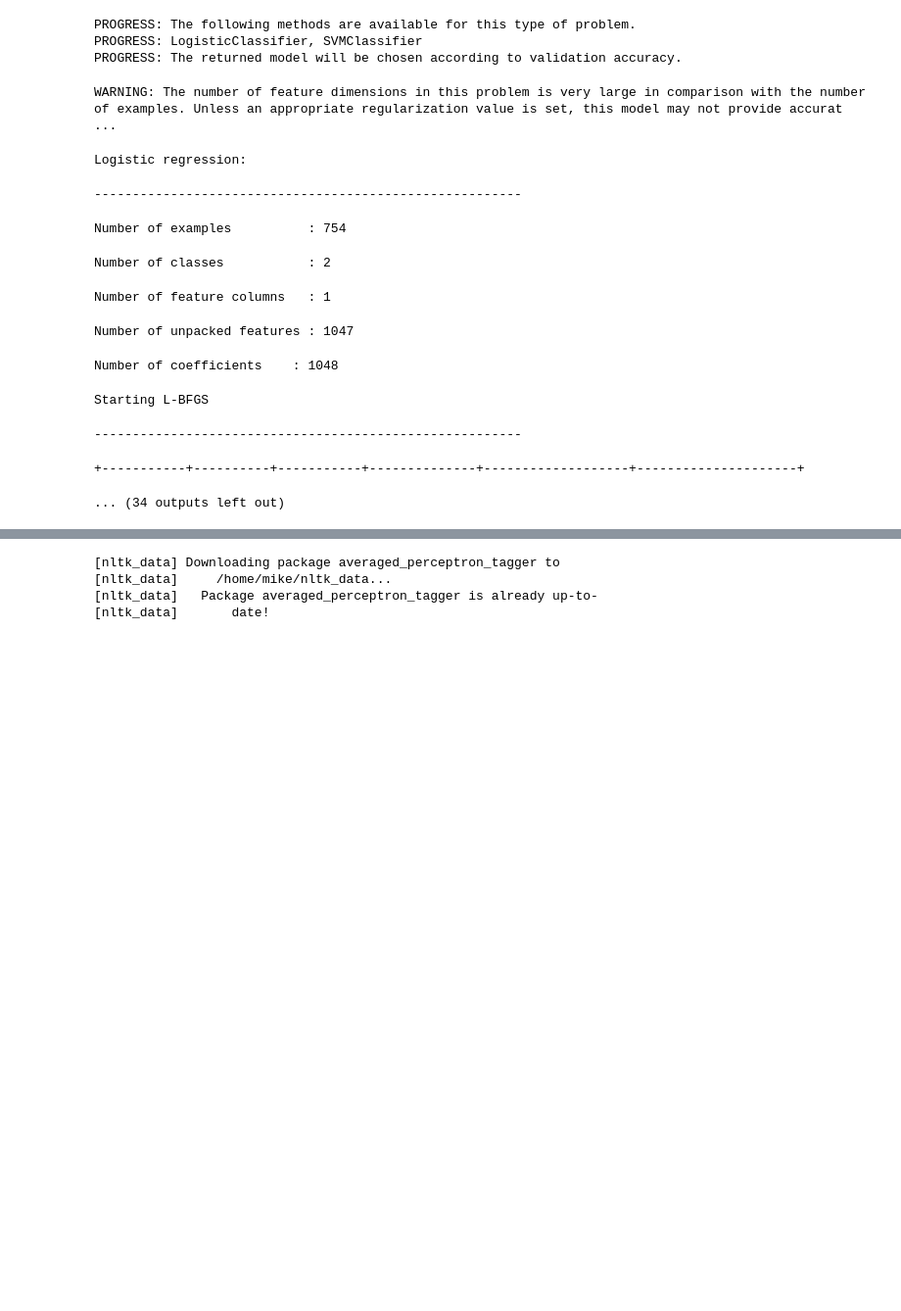
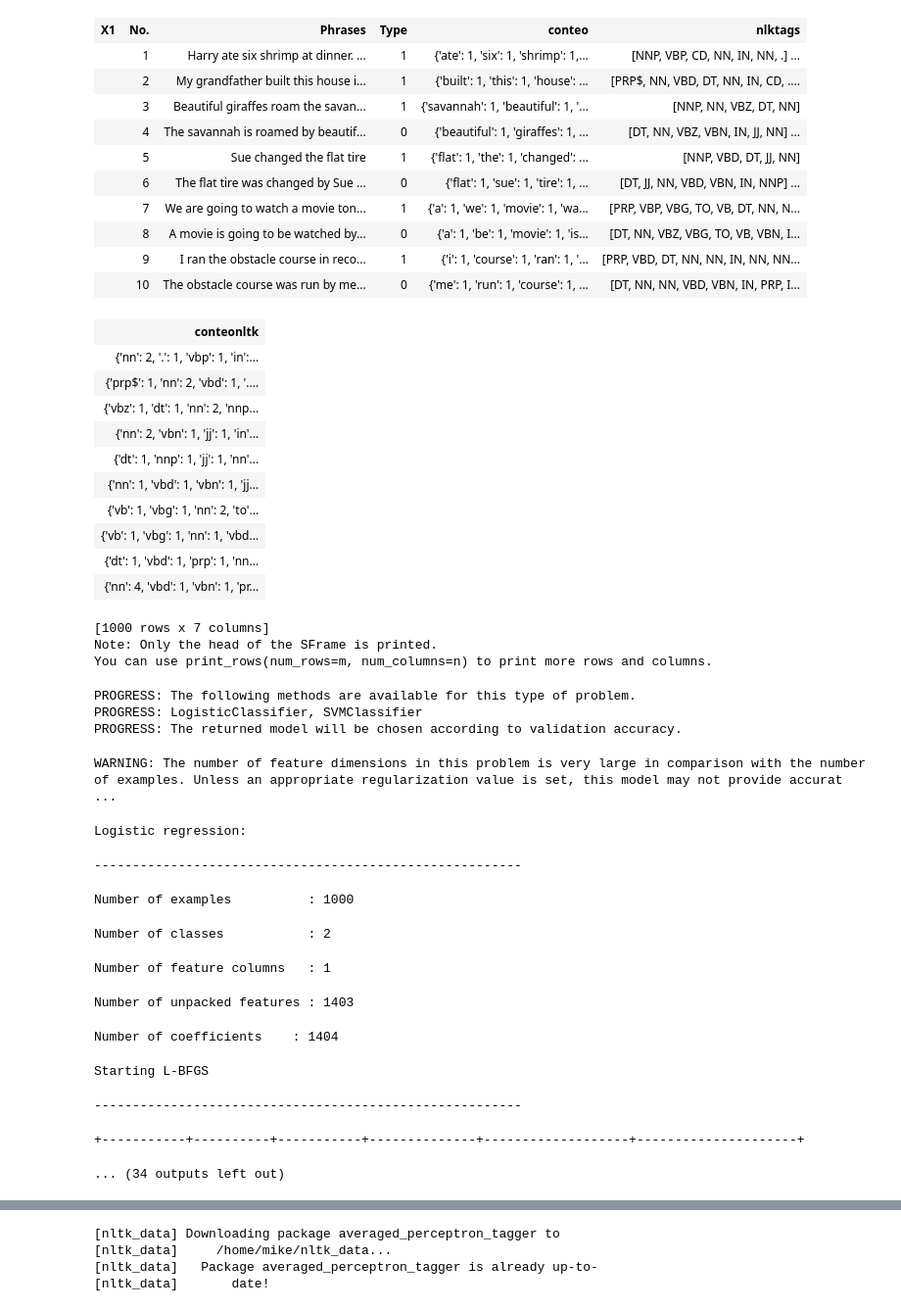
Before and after one commit to mauricioreyes87/active_pasiveVoice, a Jupyter notebook: Eis Voz pasica-Activa.ipynb, the cells around one changed output, grey strips where cells are left out. Shown at 98% size. Drawn from its saved outputs; the diff is of its cells as text; code cells hidden in the pictures; blank space fills up the shorter version.

```diff
--- a/Eis Voz pasica-Activa.ipynb
+++ b/Eis Voz pasica-Activa.ipynb
@@ -38,3 +44,31 @@ You can use print_rows(num_rows=m, num_columns=n) to print more rows and columns
 # %%
 frasescsv["conteo"] =graphlab.text_analytics.count_words(frasescsv['Phrases'])
+# %%
+frasescsv
+# %% [output]
+| X1 | No. | Phrases | Type | conteo | nlktags |
+|  | 1 | Harry ate six shrimp at dinner. ... | 1 | {'ate': 1, 'six': 1, 'shrimp': 1,... | [NNP, VBP, CD, NN, IN, NN, .] ... |
+|  | 2 | My grandfather built this house i... | 1 | {'built': 1, 'this': 1, 'house': ... | [PRP$, NN, VBD, DT, NN, IN, CD, .... |
+|  | 3 | Beautiful giraffes roam the savan... | 1 | {'savannah': 1, 'beautiful': 1, '... | [NNP, NN, VBZ, DT, NN] |
+|  | 4 | The savannah is roamed by beautif... | 0 | {'beautiful': 1, 'giraffes': 1, ... | [DT, NN, VBZ, VBN, IN, JJ, NN] ... |
+|  | 5 | Sue changed the flat tire | 1 | {'flat': 1, 'the': 1, 'changed': ... | [NNP, VBD, DT, JJ, NN] |
+|  | 6 | The flat tire was changed by Sue ... | 0 | {'flat': 1, 'sue': 1, 'tire': 1, ... | [DT, JJ, NN, VBD, VBN, IN, NNP] ... |
+|  | 7 | We are going to watch a movie ton... | 1 | {'a': 1, 'we': 1, 'movie': 1, 'wa... | [PRP, VBP, VBG, TO, VB, DT, NN, N... |
+|  | 8 | A movie is going to be watched by... | 0 | {'a': 1, 'be': 1, 'movie': 1, 'is... | [DT, NN, VBZ, VBG, TO, VB, VBN, I... |
+|  | 9 | I ran the obstacle course in reco... | 1 | {'i': 1, 'course': 1, 'ran': 1, '... | [PRP, VBD, DT, NN, NN, IN, NN, NN... |
+|  | 10 | The obstacle course was run by me... | 0 | {'me': 1, 'run': 1, 'course': 1, ... | [DT, NN, NN, VBD, VBN, IN, PRP, I... |
+| conteonltk |
+| {'nn': 2, '.': 1, 'vbp': 1, 'in':... |
+| {'prp$': 1, 'nn': 2, 'vbd': 1, '.... |
+| {'vbz': 1, 'dt': 1, 'nn': 2, 'nnp... |
+| {'nn': 2, 'vbn': 1, 'jj': 1, 'in'... |
+| {'dt': 1, 'nnp': 1, 'jj': 1, 'nn'... |
+| {'nn': 1, 'vbd': 1, 'vbn': 1, 'jj... |
+| {'vb': 1, 'vbg': 1, 'nn': 2, 'to'... |
+| {'vb': 1, 'vbg': 1, 'nn': 1, 'vbd... |
+| {'dt': 1, 'vbd': 1, 'prp': 1, 'nn... |
+| {'nn': 4, 'vbd': 1, 'vbn': 1, 'pr... |
+[1000 rows x 7 columns]
+Note: Only the head of the SFrame is printed.
+You can use print_rows(num_rows=m, num_columns=n) to print more rows and columns.
 # %%
@@ -44,7 +78,7 @@ tfidf = graphlab.text_analytics.tf_idf(docs)
 #tfidf
 #frasescsv["Type"]
 # %%
-frasescsv = frasescsv.dropna()
+#Limpiado y primer modelamiento
 train, test = frasescsv.random_split(0.8)
 
 model = graphlab.classifier.create(dataset=frasescsv, target="Type", features=['conteo',],validation_set=test)
@@ -55,11 +89,11 @@ PROGRESS: The returned model will be chosen according to validation accuracy.
 WARNING: The number of feature dimensions in this problem is very large in comparison with the number of examples. Unless an appropriate regularization value is set, this model may not provide accurat ...
 Logistic regression:
 --------------------------------------------------------
-Number of examples          : 754
+Number of examples          : 1000
 Number of classes           : 2
 Number of feature columns   : 1
-Number of unpacked features : 1047
+Number of unpacked features : 1403
-Number of coefficients    : 1048
+Number of coefficients    : 1404
 Starting L-BFGS
 --------------------------------------------------------
 +-----------+----------+-----------+--------------+-------------------+---------------------+
```
Also changed, not shown: parts of 30 cells of this notebook, 1 other file.
